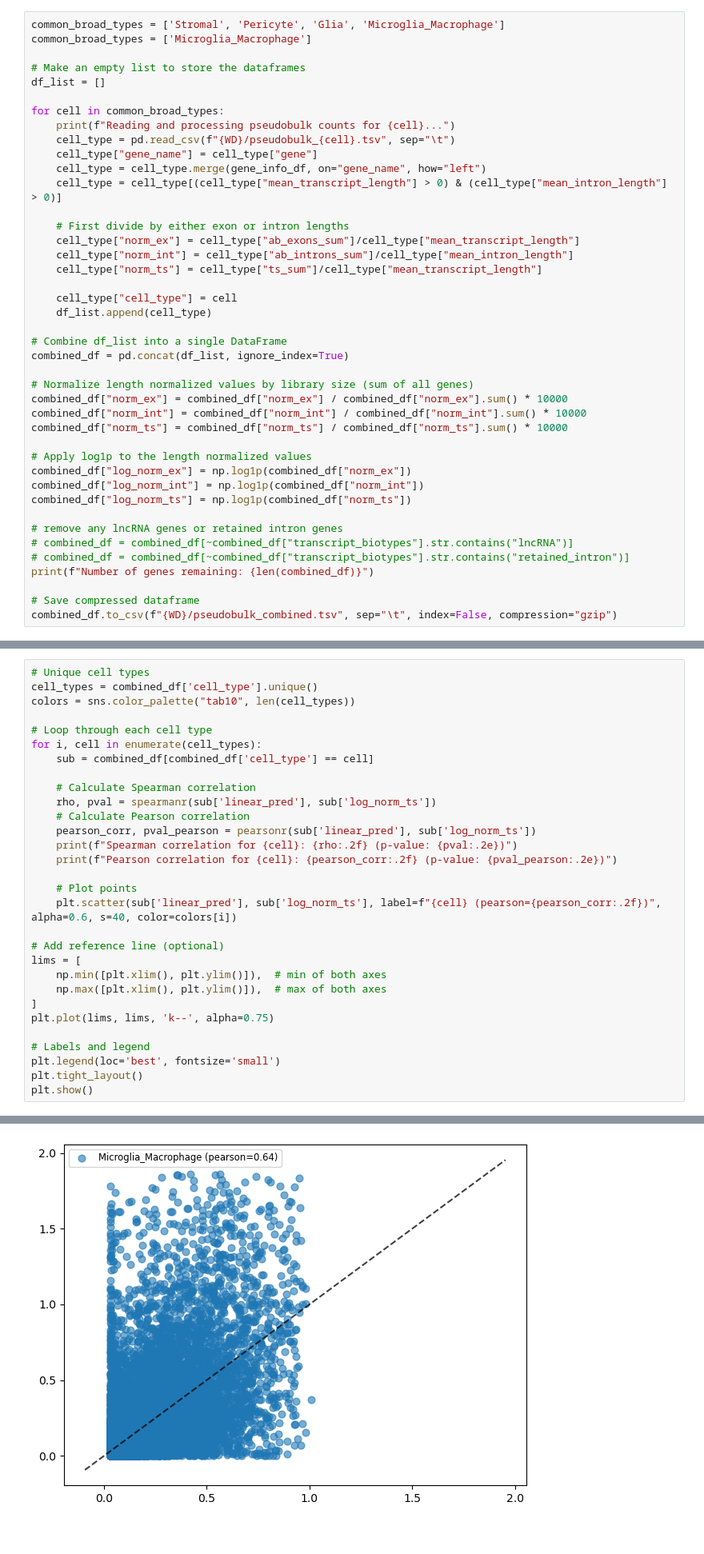
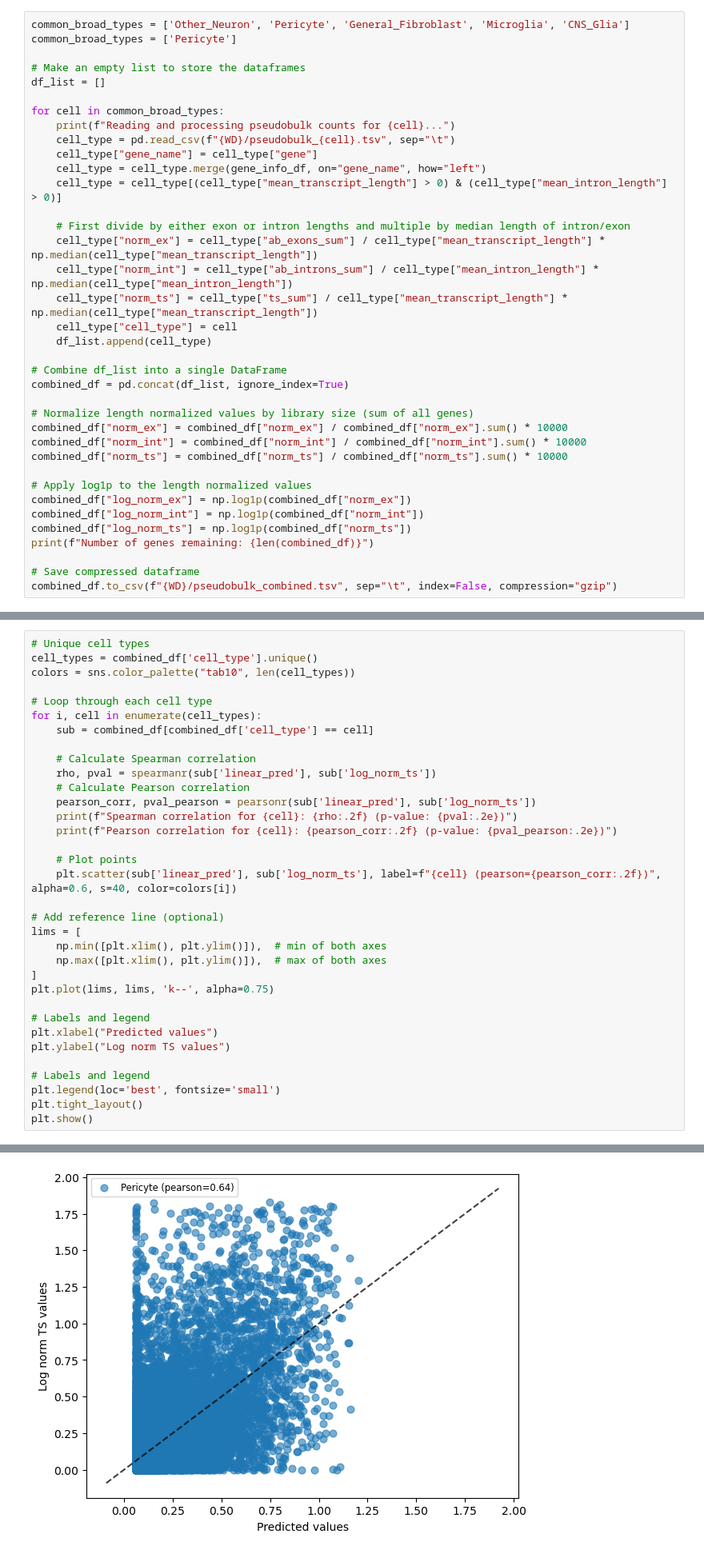
Before and after one commit to daklab/Leaflet-analysis, a Jupyter notebook: Human_Splicing_Foundation/GeneExpression/03_train_regression_model.ipynb, the cells around one changed output, grey strips where cells are left out. Shown at 80% size. Drawn from its saved outputs; the diff is of its cells as text.

```diff
--- a/Human_Splicing_Foundation/GeneExpression/03_train_regression_model.ipynb
+++ b/Human_Splicing_Foundation/GeneExpression/03_train_regression_model.ipynb
@@ -168,6 +143,6 @@ Number of genes remaining: 21200
 # %%
-common_broad_types = ['Stromal', 'Pericyte', 'Glia', 'Microglia_Macrophage']
-common_broad_types = ['Microglia_Macrophage']
+common_broad_types = ['Other_Neuron', 'Pericyte', 'General_Fibroblast', 'Microglia', 'CNS_Glia']
+common_broad_types = ['Pericyte']
 
 # Make an empty list to store the dataframes
 df_list = []
@@ -179,11 +154,10 @@ for cell in common_broad_types:
     cell_type = cell_type.merge(gene_info_df, on="gene_name", how="left")
     cell_type = cell_type[(cell_type["mean_transcript_length"] > 0) & (cell_type["mean_intron_length"] > 0)]
 
-    # First divide by either exon or intron lengths
-    cell_type["norm_ex"] = cell_type["ab_exons_sum"]/cell_type["mean_transcript_length"]
-    cell_type["norm_int"] = cell_type["ab_introns_sum"]/cell_type["mean_intron_length"]
-    cell_type["norm_ts"] = cell_type["ts_sum"]/cell_type["mean_transcript_length"]
-
+    # First divide by either exon or intron lengths and multiple by median length of intron/exon
+    cell_type["norm_ex"] = cell_type["ab_exons_sum"] / cell_type["mean_transcript_length"] * np.median(cell_type["mean_transcript_length"])
+    cell_type["norm_int"] = cell_type["ab_introns_sum"] / cell_type["mean_intron_length"] * np.median(cell_type["mean_intron_length"])
+    cell_type["norm_ts"] = cell_type["ts_sum"] / cell_type["mean_transcript_length"] * np.median(cell_type["mean_transcript_length"])
     cell_type["cell_type"] = cell
     df_list.append(cell_type)
 
@@ -199,10 +173,6 @@ combined_df["norm_ts"] = combined_df["norm_ts"] / combined_df["norm_ts"].sum() *
 combined_df["log_norm_ex"] = np.log1p(combined_df["norm_ex"])
 combined_df["log_norm_int"] = np.log1p(combined_df["norm_int"])
 combined_df["log_norm_ts"] = np.log1p(combined_df["norm_ts"])
-
-# remove any lncRNA genes or retained intron genes
-# combined_df = combined_df[~combined_df["transcript_biotypes"].str.contains("lncRNA")]
-# combined_df = combined_df[~combined_df["transcript_biotypes"].str.contains("retained_intron")]
 print(f"Number of genes remaining: {len(combined_df)}")
 
 # Save compressed dataframe
@@ -335,6 +321,10 @@ lims = [
 plt.plot(lims, lims, 'k--', alpha=0.75)
 
 # Labels and legend
+plt.xlabel("Predicted values")
+plt.ylabel("Log norm TS values")
+
+# Labels and legend
 plt.legend(loc='best', fontsize='small')
 plt.tight_layout()
 plt.show()
@@ -344,4 +334,4 @@ Pearson correlation for Microglia_Macrophage: 0.64 (p-value: 0.00e+00)
-[figure, old version]
+[figure, new version]
 # %%
 # Loop through each cell type
 for i, cell in enumerate(cell_types):
```
Also changed, not shown: parts of 18 cells of this notebook, 35 other files.
